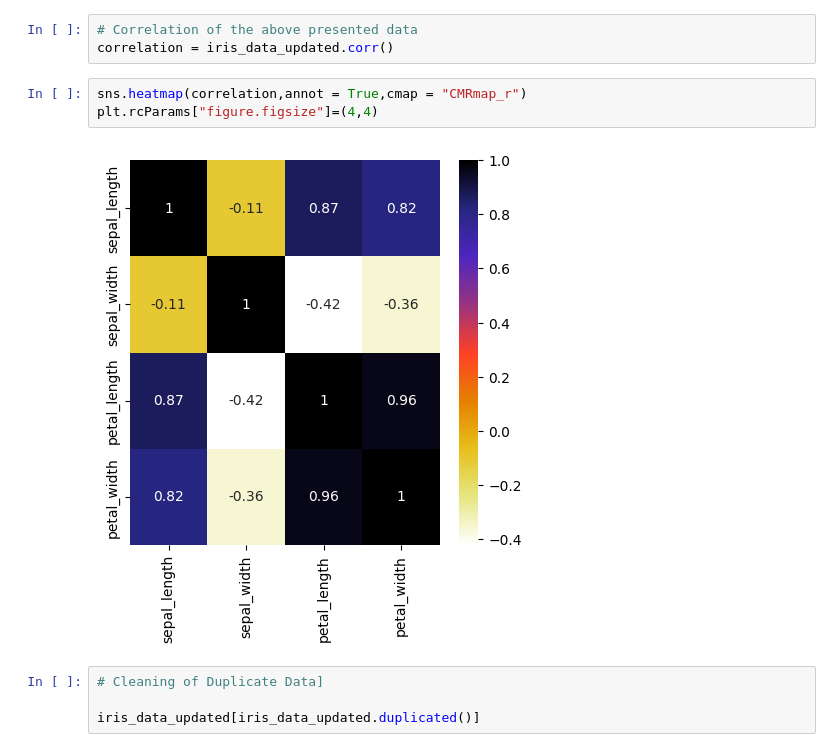
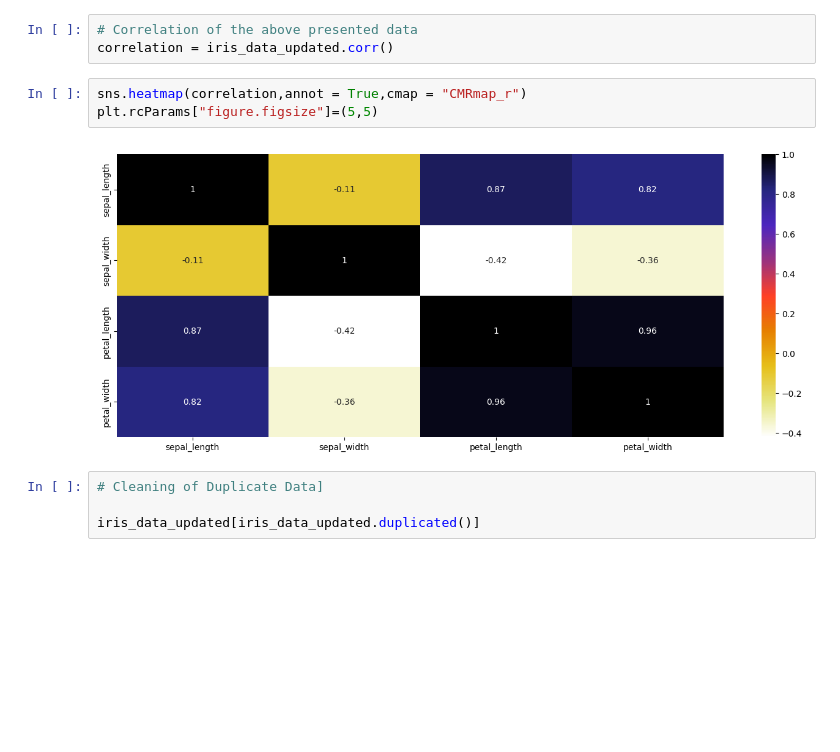
Before and after one commit to Ashu-sarkar/CodSoft, a Jupyter notebook: iris_flower_classification.ipynb, the cells around one changed output. Cells and saved outputs as stored; diff of their text form; blank space fills up the shorter version.

```diff
--- a/iris_flower_classification.ipynb
+++ b/iris_flower_classification.ipynb
@@ -171,9 +171,9 @@ Text(0.5, 1.0, 'species vs petal_width')
 correlation = iris_data_updated.corr()
 # %%
 sns.heatmap(correlation,annot = True,cmap = "CMRmap_r")
-plt.rcParams["figure.figsize"]=(4,4)
+plt.rcParams["figure.figsize"]=(5,5)
 # %% [output]
-[figure, old version]
+[figure, new version]
 # %%
 # Cleaning of Duplicate Data]
 
```
Also changed, not shown: parts of 11 cells of this notebook.
